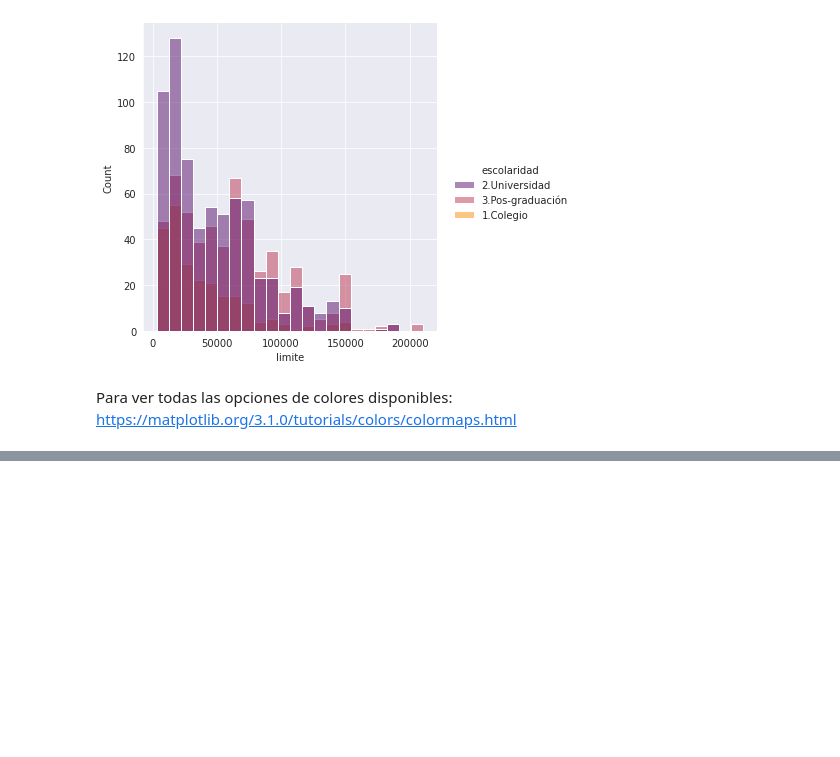
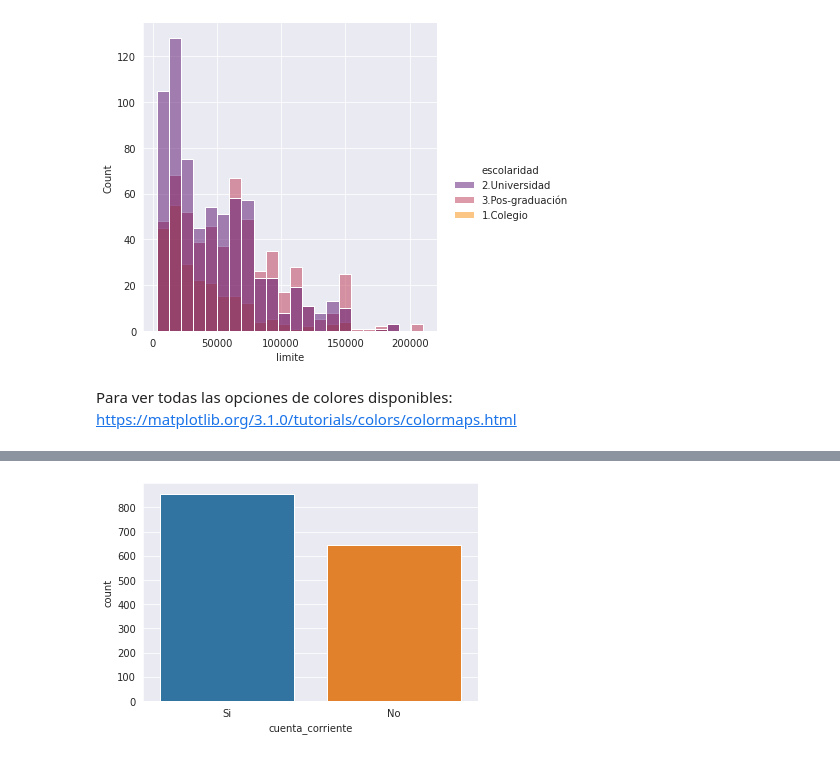
Before and after one commit to exequiel-farias/visualizacion-de-datos, a Jupyter notebook: Analisis_de_datos.ipynb, the cells around one changed output, grey strips where cells are left out. Cells and saved outputs as stored; diff of their text form; code cells hidden in the pictures; blank space fills up the shorter version.

Commit message:
Comparando y analizando variables categoricas

```diff
--- a/Analisis_de_datos.ipynb
+++ b/Analisis_de_datos.ipynb
@@ -253,0 +265,5 @@ Para ver todas las opciones de colores disponibles: https://matplotlib.org/3.1.0
+# %%
+#Este gráfico nos permite contar el número de vezes que una opción se repite en una variable
+sns.countplot(x='cuenta_corriente', data = tarjetas);
+# %% [output]
+[figure, added]
```
Also changed, not shown: parts of 16 cells of this notebook.
